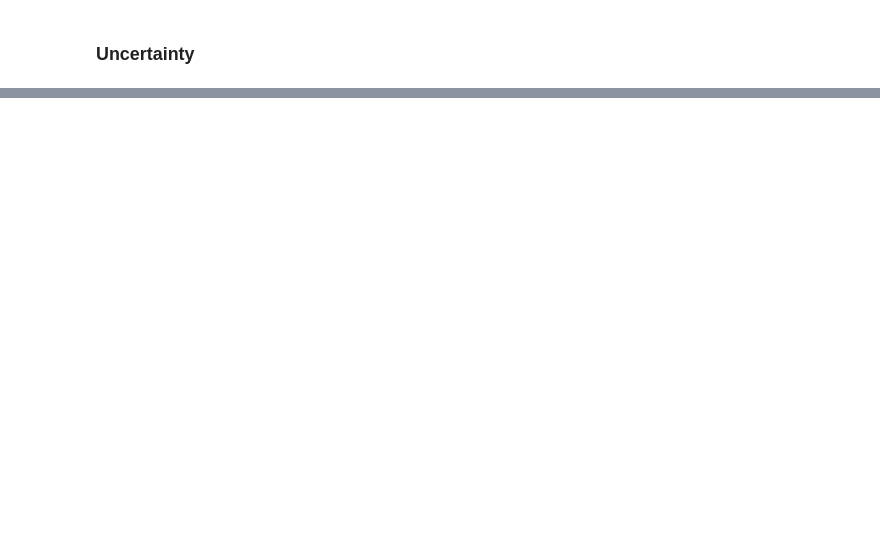
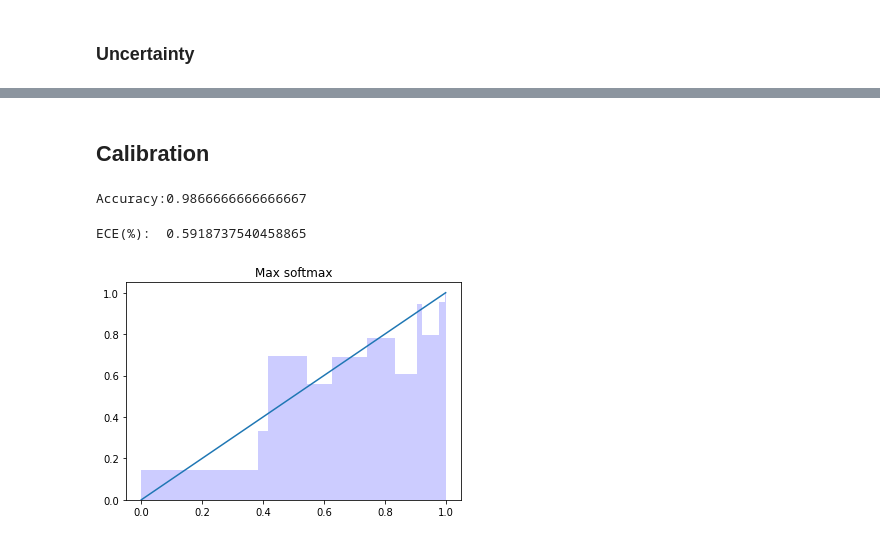
Before and after one commit to jeongeun980906/Uncertainty-Estimation-Baselines, a Jupyter notebook: outlier_expouser.ipynb, the cells around one changed output, grey strips where cells are left out. Saved outputs shown, nothing was run; the diff lists cells and outputs as text; code cells hidden in the pictures; blank space fills up the shorter version.

```diff
--- a/outlier_expouser.ipynb
+++ b/outlier_expouser.ipynb
@@ -151,0 +152,32 @@ Near AUROC:0.9645439663461539, Far AUROC: 0.99980448
+# %% [markdown]
+## Calibration
+# %%
+model.eval()
+val_y_true,val_score_ms, val_score_en = [], [], []
+with torch.no_grad():
+    num_acc = 0
+    total = 0
+    for image, label in val_id_loader:
+        out = model(image.to('cuda'))
+        out = torch.softmax(out,dim=-1)
+        en = torch.sum(-out*torch.log(out),dim=-1)
+        logit,pred_logit = torch.max(out,dim=-1)
+        val_score_ms += (1-logit).cpu().numpy().tolist()
+        val_score_en += en.cpu().numpy().tolist()
+        val_y_true += (label==pred_logit.cpu()).numpy().tolist()
+        num_acc += (label == pred_logit.cpu()).sum().item()
+        total += label.shape[0]
+print("Accuracy:{}".format(num_acc/total))
+val_score_ms = np.asarray(val_score_ms)
+val_score_en = np.asarray(val_score_en)
+# %% [output]
+Accuracy:0.9866666666666667
+# %%
+cal = histogram_binning_calibrator(15)
+cal.fit(1-val_score_ms,val_y_true)
+prob_pred, prob_true, ece = cal.inference(1-id_score_ms, y_true)
+
+plot_confidence_hist(prob_true,prob_pred,'Max softmax')
+# %% [output]
+ECE(%):  0.5918737540458865
+[figure, added]
```
Also changed, not shown: parts of 6 cells of this notebook, 2 other files.
